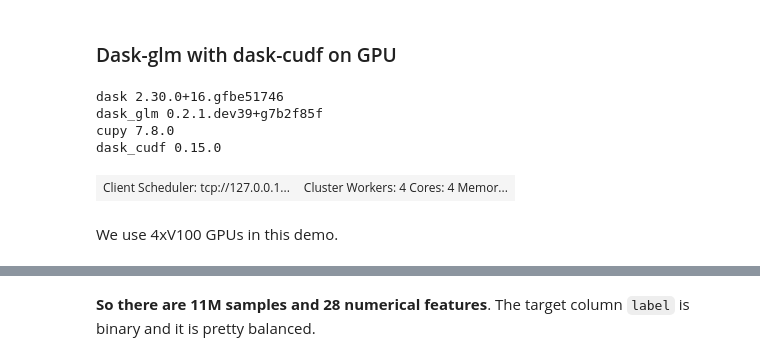
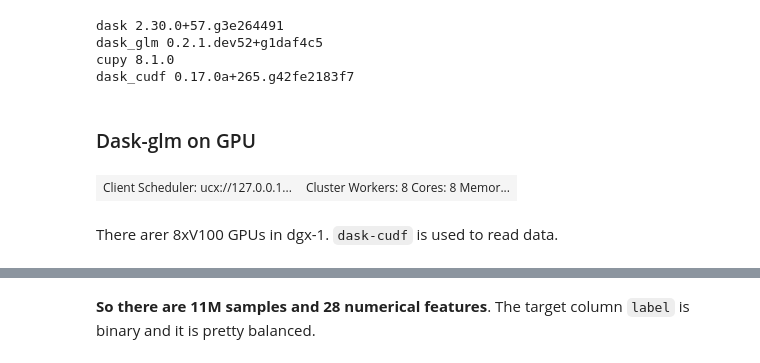
Before and after one commit to daxiongshu/rapids-demos, a Jupyter notebook: dask_glm_dask_cudf_demo.ipynb, the cells around one changed output, grey strips where cells are left out. Drawn from its saved outputs; the diff is of its cells as text; code cells hidden in the pictures.

```diff
--- a/dask_glm_cupy_demo.ipynb
+++ b/dask_glm_dask_cudf_demo.ipynb
@@ -31,0 +46,25 @@ We use cuda 10.1 in this demo.
+# %%
+import dask.dataframe as dd
+from dask_glm.estimators import LogisticRegression
+from dask_glm.datasets import make_classification
+
+import time
+import dask_glm
+import dask
+import numpy as np
+import cupy as cp
+
+import dask_cudf
+from dask.distributed import Client, wait, LocalCluster
+from dask_cuda import LocalCUDACluster
+import dask.array as da
+
+print('dask', dask.__version__) #
+print('dask_glm', dask_glm.__version__) #
+print('cupy', cp.__version__) #
+print('dask_cudf', dask_cudf.__version__)
+# %% [output]
+dask 2.30.0+57.g3e264491
+dask_glm 0.2.1.dev52+g1daf4c5
+cupy 8.1.0
+dask_cudf 0.17.0a+265.g42fe2183f7
@@ -32,36 +102,13 @@ We use cuda 10.1 in this demo.
 # %% [markdown]
-### Dask-glm with dask-cudf on GPU
+### Dask-glm on GPU
-# %%
-import dask.dataframe as dd
-from dask_glm.estimators import LogisticRegression
-import time
-import dask_glm
-import dask
-import numpy as np
-import cupy as cp
-
-import dask_cudf
-from dask.distributed import Client, wait
-from dask_cuda import LocalCUDACluster
-import dask.array as da
-
-print('dask', dask.__version__) #
-print('dask_glm', dask_glm.__version__) #
-print('cupy', cp.__version__) #
-print('dask_cudf', dask_cudf.__version__)
-# %% [output]
-dask 2.30.0+16.gfbe51746
-dask_glm 0.2.1.dev39+g7b2f85f
-cupy 7.8.0
-dask_cudf 0.15.0
 # %%
-cluster = LocalCUDACluster()
+cluster = LocalCUDACluster(protocol="ucx", enable_tcp_over_ucx=True, enable_nvlink=True)
 client = Client(cluster)
 client
 # %% [output]
-| Client Scheduler: tcp://127.0.0.1... | Cluster Workers: 4 Cores: 4 Memor... |
+| Client Scheduler: ucx://127.0.0.1... | Cluster Workers: 8 Cores: 8 Memor... |
-# %% [markdown]
-We use 4xV100 GPUs in this demo.
+# %% [markdown]
+There arer 8xV100 GPUs in dgx-1. `dask-cudf` is used to read data.
 # %%
 %%time
 # download data from:
```
Also changed, not shown: parts of 28 cells of this notebook, 2 other files.
